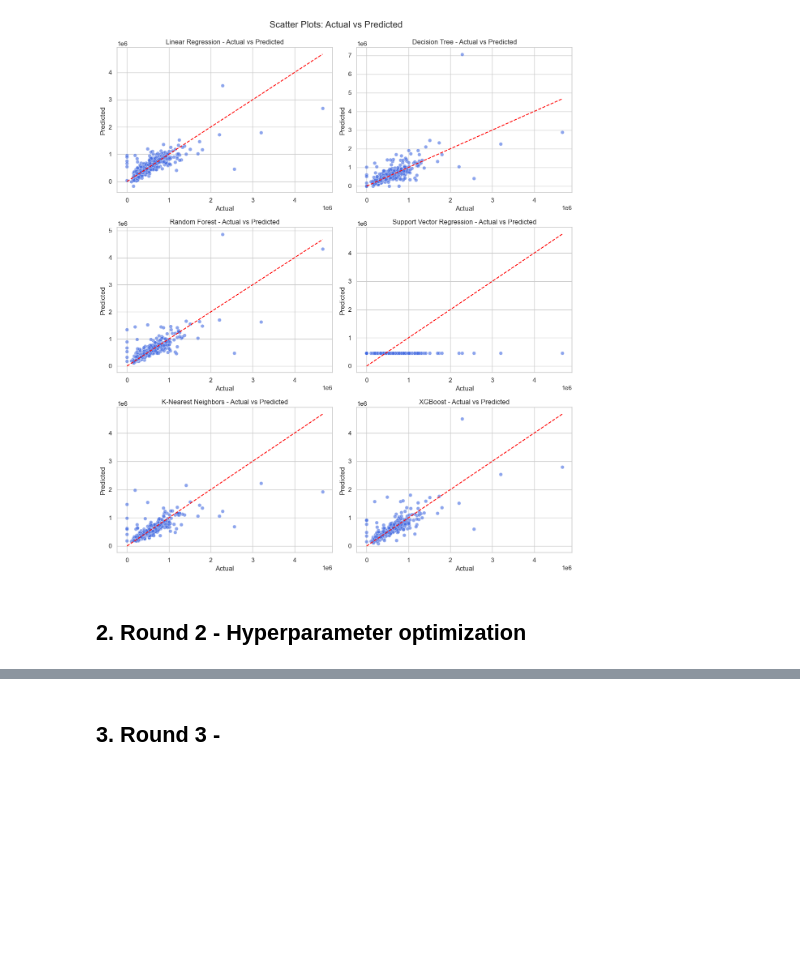
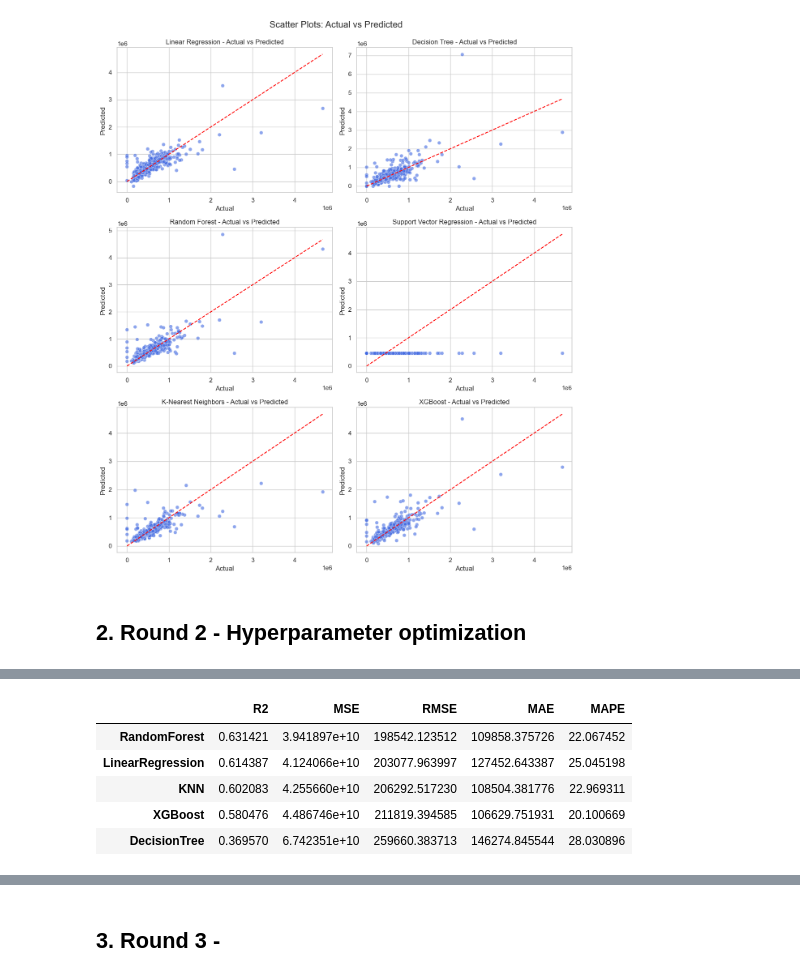
Before and after one commit to David38mk/house-price-prediction-ML, a Jupyter notebook: notebooks/Model_train_and_test.ipynb, the cells around one changed output, grey strips where cells are left out. Saved outputs shown, nothing was run; the diff lists cells and outputs as text; code cells hidden in the pictures; blank space fills up the shorter version.

```diff
--- a/notebooks/Model_train_and_test.ipynb
+++ b/notebooks/Model_train_and_test.ipynb
@@ -170,0 +324,9 @@ plot_predictions(models, X_test, y_test)
+# %%
+evaluate_model(best_estimators, X_val, y_val)
+# %% [output]
+|  | R2 | MSE | RMSE | MAE | MAPE |
+| RandomForest | 0.631421 | 3.941897e+10 | 198542.123512 | 109858.375726 | 22.067452 |
+| LinearRegression | 0.614387 | 4.124066e+10 | 203077.963997 | 127452.643387 | 25.045198 |
+| KNN | 0.602083 | 4.255660e+10 | 206292.517230 | 108504.381776 | 22.969311 |
+| XGBoost | 0.580476 | 4.486746e+10 | 211819.394585 | 106629.751931 | 20.100669 |
+| DecisionTree | 0.369570 | 6.742351e+10 | 259660.383713 | 146274.845544 | 28.030896 |
```
Also changed, not shown: parts of 4 cells of this notebook.
